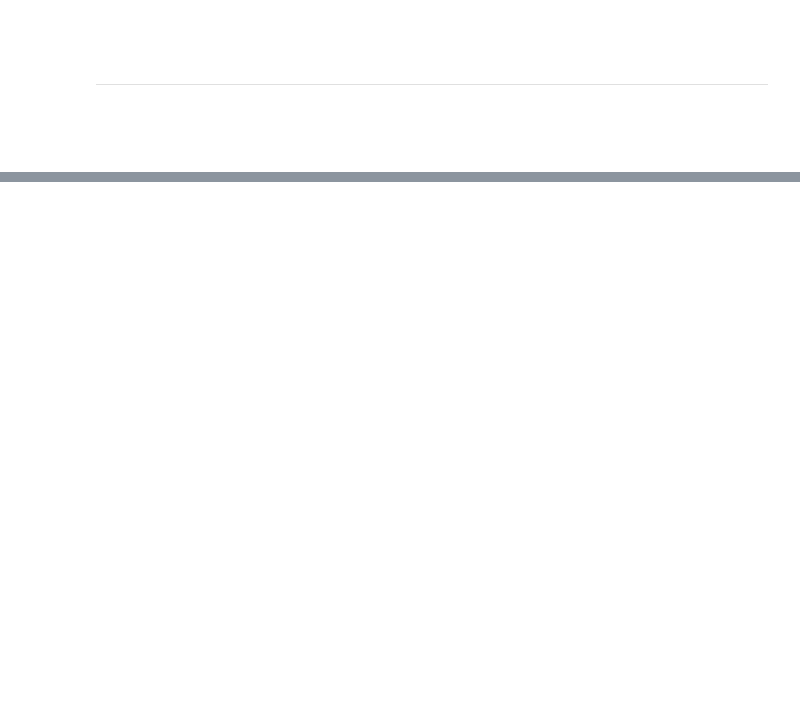
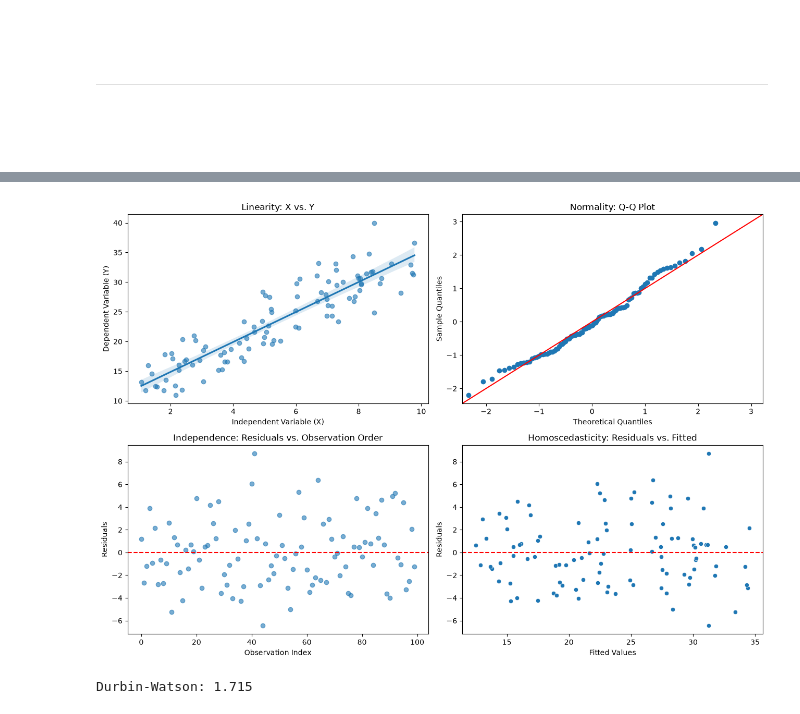
Before and after one commit to MiltonValleL/DS-ML-Lab, a Jupyter notebook: Linear_Regression/1.Simple_Lin-Reg.ipynb, the cells around one changed output, grey strips where cells are left out. Cells and saved outputs as stored; diff of their text form; code cells hidden in the pictures; blank space fills up the shorter version.

Commit message:
linear regression assumptions

```diff
--- a/Linear_Regression/1.Simple_Lin-Reg.ipynb
+++ b/Linear_Regression/1.Simple_Lin-Reg.ipynb
@@ -540,0 +884,61 @@ Try answering without reviewing the notes:
+# %%
+import numpy as np
+import matplotlib.pyplot as plt
+import seaborn as sns
+import statsmodels.api as sm
+from statsmodels.graphics.gofplots import qqplot
+from statsmodels.stats.stattools import durbin_watson
+
+# Generate reproducible example data
+rng = np.random.default_rng(42)
+
+n = 100
+X = rng.uniform(1, 10, n)
+errors = rng.normal(0, 3, n)
+Y = 10 + 2.5 * X + errors
+
+# Fit Simple Linear Regression
+X_with_constant = sm.add_constant(X)
+model = sm.OLS(Y, X_with_constant).fit()
+
+# Extract predictions and residuals
+fitted_values = model.fittedvalues
+residuals = model.resid
+
+# Create diagnostic plots
+fig, axes = plt.subplots(2, 2, figsize=(13, 9))
+
+# 1. Linearity
+sns.regplot(x=X, y=Y, ax=axes[0, 0],
+            scatter_kws={"alpha": 0.6})
+axes[0, 0].set_title("Linearity: X vs. Y")
+axes[0, 0].set_xlabel("Independent Variable (X)")
+axes[0, 0].set_ylabel("Dependent Variable (Y)")
+
+# 2. Normality
+qqplot(residuals, line="45", fit=True, ax=axes[0, 1])
+axes[0, 1].set_title("Normality: Q-Q Plot")
+
+# 3. Independence (requires meaningful observation order)
+axes[1, 0].scatter(np.arange(n), residuals, alpha=0.6)
+axes[1, 0].axhline(0, color="red", linestyle="--")
+axes[1, 0].set_title("Independence: Residuals vs. Observation Order")
+axes[1, 0].set_xlabel("Observation Index")
+axes[1, 0].set_ylabel("Residuals")
+
+# 4. Homoscedasticity
+sns.scatterplot(x=fitted_values, y=residuals,
+                ax=axes[1, 1])
+axes[1, 1].axhline(0, color="red", linestyle="--")
+axes[1, 1].set_title("Homoscedasticity: Residuals vs. Fitted")
+axes[1, 1].set_xlabel("Fitted Values")
+axes[1, 1].set_ylabel("Residuals")
+
+plt.tight_layout()
+plt.show()
+
+# Durbin-Watson statistic
+print("Durbin-Watson:", round(durbin_watson(residuals), 3))
+# %% [output]
+[figure, added]
+Durbin-Watson: 1.715
```
Also changed, not shown: parts of 28 cells of this notebook.
